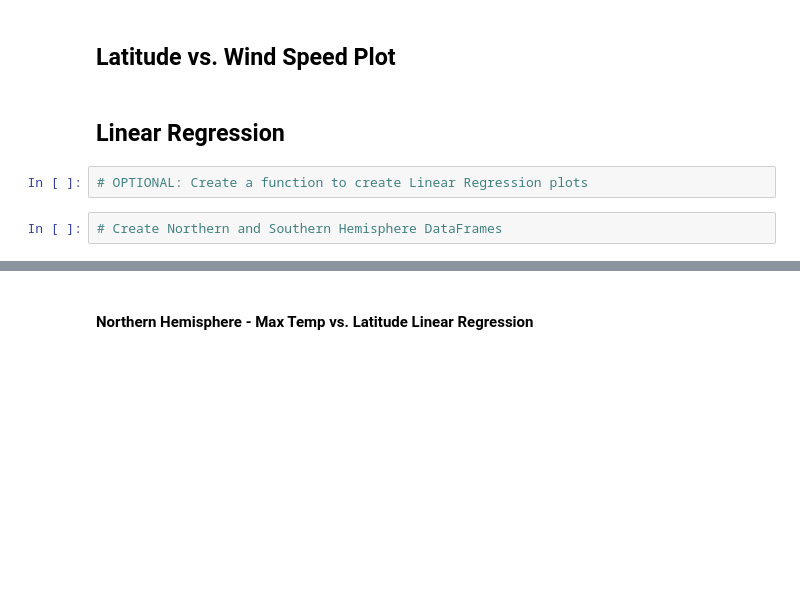
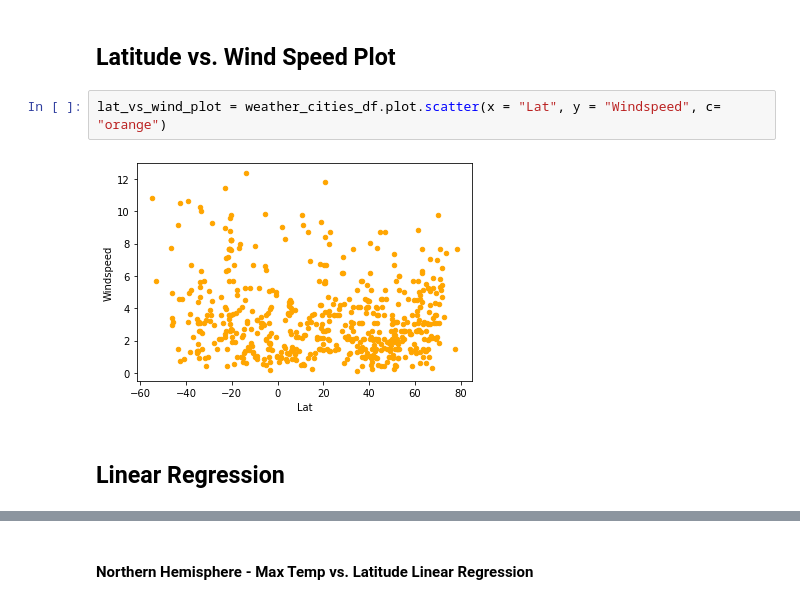
Before and after one commit to arerickson28/python-api-challenge, a Jupyter notebook: WeatherPy/WeatherPy.ipynb, the cells around one changed output, grey strips where cells are left out. Cells and saved outputs as stored; diff of their text form; blank space fills up the shorter version.

```diff
--- a/WeatherPy/WeatherPy.ipynb
+++ b/WeatherPy/WeatherPy.ipynb
@@ -186,8 +206,8 @@ df.index[df['BoolCol'] == True].tolist()
 # %% [markdown]
 ## Latitude vs. Wind Speed Plot
+# %%
+lat_vs_wind_plot = weather_cities_df.plot.scatter(x = "Lat", y = "Windspeed", c= "orange")
+# %% [output]
+[figure, added]
 # %% [markdown]
 ## Linear Regression
-# %%
-# OPTIONAL: Create a function to create Linear Regression plots
-# %%
-# Create Northern and Southern Hemisphere DataFrames
```
Also changed, not shown: parts of 12 cells of this notebook.
